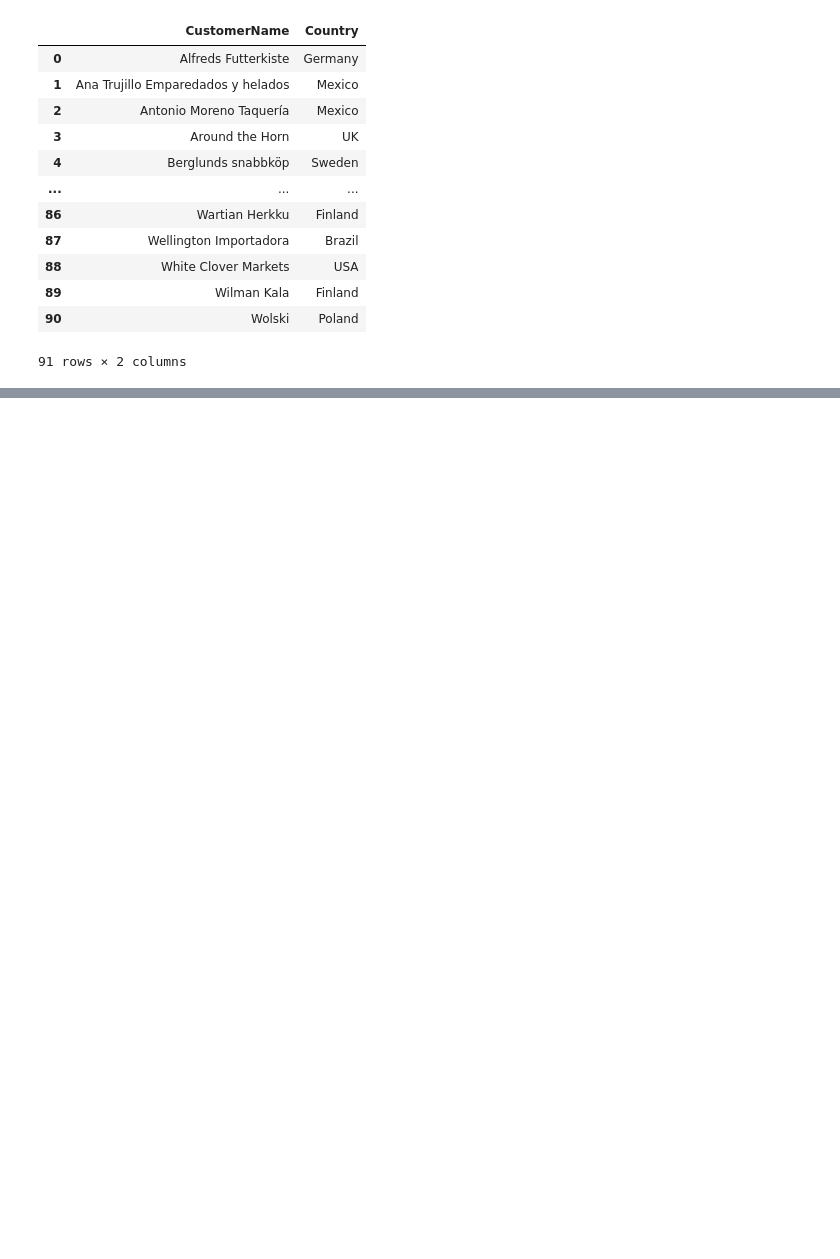
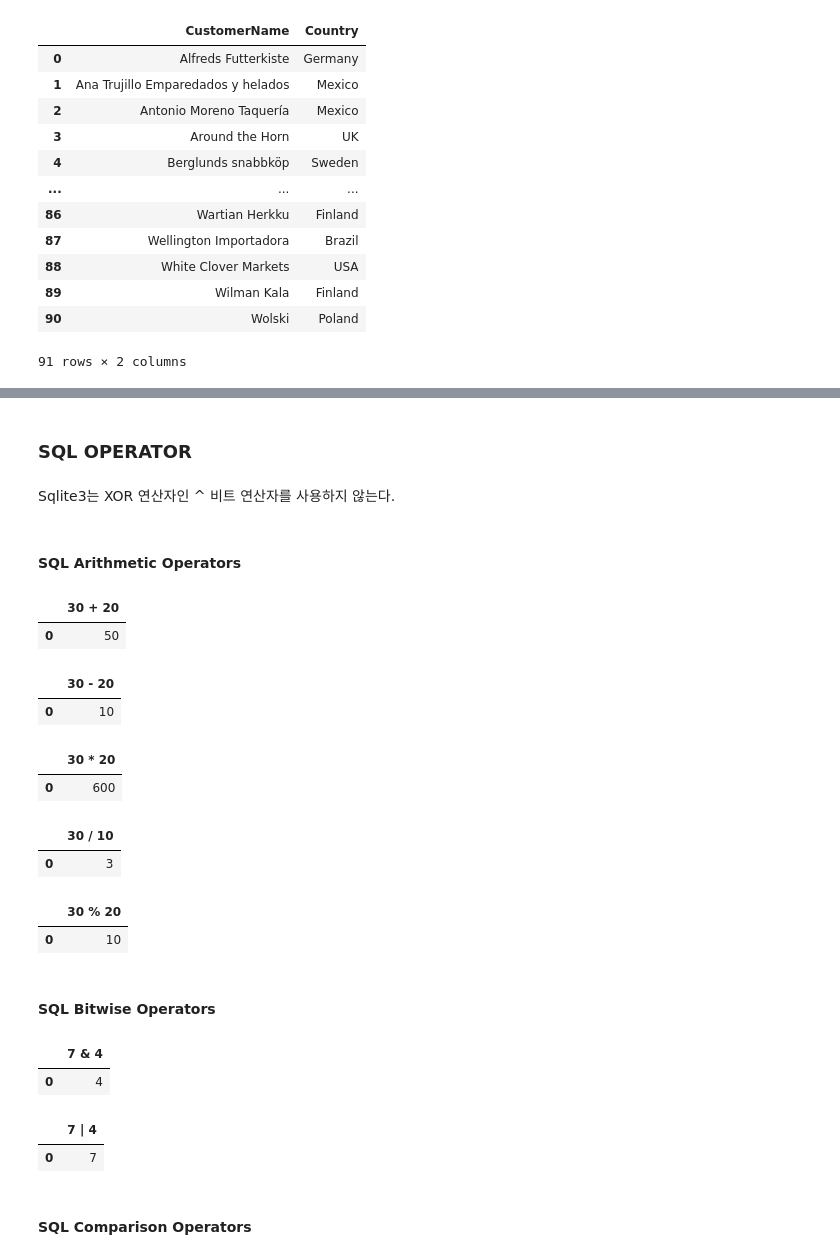
Before and after one commit to woosukYoon/softeer, a Jupyter notebook: 과제/W1M2 - SQL Tutorial.ipynb, the cells around one changed output, grey strips where cells are left out. Saved outputs shown, nothing was run; the diff lists cells and outputs as text; code cells hidden in the pictures; blank space fills up the shorter version.

```diff
--- a/과제/W1M2 - SQL Tutorial.ipynb
+++ b/과제/W1M2 - SQL Tutorial.ipynb
@@ -3205,3 +3228,53 @@ pd.read_sql(
 | 2 | 48 | Lonesome Pine Restaurant | Fran Wilson | 89 Chiaroscuro Rd. | Portland | 97219 | USA |
 | 3 | 65 | Rattlesnake Canyon Grocery | Paula Wilson | 2817 Milton Dr. | Albuquerque | 87110 | USA |
 | 4 | 89 | White Clover Markets | Karl Jablonski | 305 - 14th Ave. S. Suite 3B | Seattle | 98128 | USA |
+# %% [markdown]
+### SQL OPERATOR
+# %% [markdown]
+Sqlite3는 XOR 연산자인 ^ 비트 연산자를 사용하지 않는다.
+# %% [markdown]
+#### SQL Arithmetic Operators
+# %%
+# '+' operator
+pd.read_sql("SELECT 30 + 20", conn)
+# %% [output]
+|  | 30 + 20 |
+| 0 | 50 |
+# %%
+# '-' operator
+pd.read_sql("SELECT 30 - 20", conn)
+# %% [output]
+|  | 30 - 20 |
+| 0 | 10 |
+# %%
+# '*' operator
+pd.read_sql("SELECT 30 * 20", conn)
+# %% [output]
+|  | 30 * 20 |
+| 0 | 600 |
+# %%
+# '/' operator
+pd.read_sql("SELECT 30 / 10", conn)
+# %% [output]
+|  | 30 / 10 |
+| 0 | 3 |
+# %%
+# '%' operator
+pd.read_sql("SELECT 30 % 20", conn)
+# %% [output]
+|  | 30 % 20 |
+| 0 | 10 |
+# %% [markdown]
+#### SQL Bitwise Operators
+# %%
+# '&' operator
+pd.read_sql("SELECT 7 & 4", conn)
+# %% [output]
+|  | 7 & 4 |
+| 0 | 4 |
+# %%
+# '|' operator
+pd.read_sql("SELECT 7 | 4", conn)
+# %% [output]
+|  | 7 | 4 |
+| 0 | 7 |
@@ -3207,0 +3284,2 @@ pd.read_sql(
+# %% [markdown]
+#### SQL Comparison Operators
```
Also changed, not shown: parts of 86 cells of this notebook, 9 other files.
